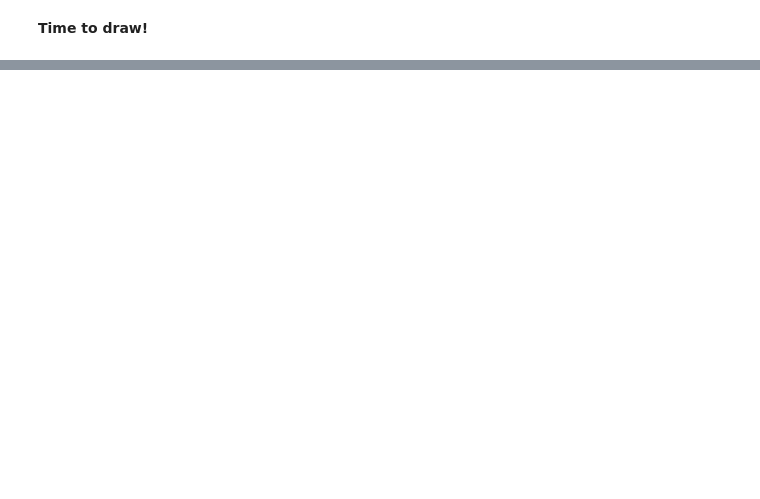
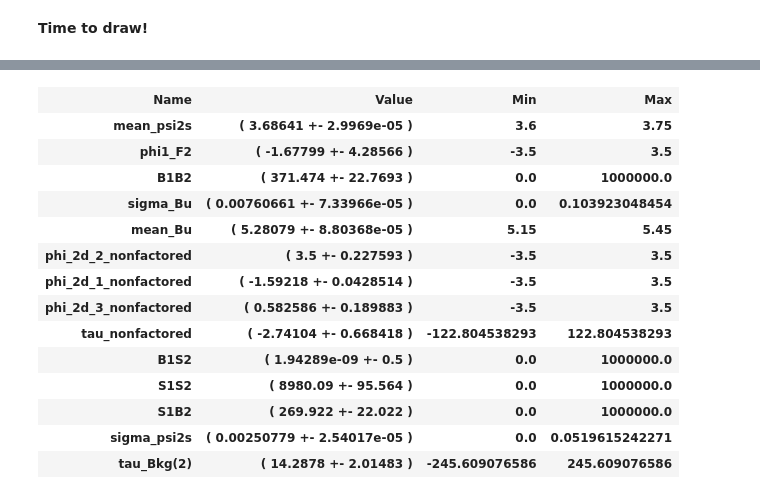
Before and after one commit to sashabaranov/Bu2JpsiKKpi, a Jupyter notebook: Kpipi/fit/2D fit (2).ipynb, the cells around one changed output, grey strips where cells are left out. Cells and saved outputs as stored; diff of their text form; code cells hidden in the pictures; blank space fills up the shorter version.

```diff
--- a/Kpipi/fit/2D fit (2).ipynb
+++ b/Kpipi/fit/2D fit (2).ipynb
@@ -97,16 +97,20 @@ s1_Psi = Models.CB2_pdf(
 
 
 
-ps = cpp.Gaudi.Math.PhaseSpaceNL ( 3.37606, 3.86973 , 3 , 4 )
-bb = Models.ExpoPSPol2D_pdf("nonfactored", m_Bu, m_R, ps)
+ps = cpp.Gaudi.Math.PhaseSpaceNL( 3.096 + 2*0.139 ,
+                                  5.45   - 0.5     , 3 , 4 )
+
+bb = Models.ExpoPSPol2D_pdf("nonfactored", m_Bu, m_R, ps, nx=1, ny=1)
 b2 = Models.PSPol_pdf("psi_pspol", m_R, ps)
 
 model   = Models.Fit2D (
     signal_1 = s1_Bu,
     signal_2 = s1_Psi,
-    bkg1 = Models.Bkg_pdf("b_bkg", m_R, power=2),
+#     power1 = 1,
+    bkg1     = Models.PSPol_pdf      ( 'F2' , m_R , ps , 1 ) ,
+#     bkg1 = Models.Bkg_pdf("b_bkg", m_R, power=2),
 #     bkg2 = b2
-    bkg2 = Models.Bkg_pdf("psi_bkg", m_R, power=1),
+#     bkg2 = Models.Bkg_pdf("psi_bkg", m_R, power=1),
     bkg2D = bb,
 )
 # %%
@@ -164,10 +171,26 @@ c2
 # %%
 from IPython.display import HTML
-s = "<table>"
+s = "<table><tr><th>Name</th> <th>Value</th> <th>Min</th> <th>Max</th> </tr>"
 
 
 for name, val in r[0].parameters().items():
-    s += "<tr><th>{}</th> <th>{}</th></tr>".format(name, val[0])
+    s += "<tr><th>{}</th> <th>{}</th> <th>{}</th> <th>{}</th> </tr>".format(name, val[0], val[1].getMin(), val[1].getMax())
 
 s += "</table>"
-h = HTML(s); h
+html = HTML(s); html
+# %% [output]
+| Name | Value | Min | Max |
+| mean_psi2s | ( 3.68641 +- 2.9969e-05 ) | 3.6 | 3.75 |
+| phi1_F2 | ( -1.67799 +- 4.28566 ) | -3.5 | 3.5 |
+| B1B2 | ( 371.474 +- 22.7693 ) | 0.0 | 1000000.0 |
+| sigma_Bu | ( 0.00760661 +- 7.33966e-05 ) | 0.0 | 0.103923048454 |
+| mean_Bu | ( 5.28079 +- 8.80368e-05 ) | 5.15 | 5.45 |
+| phi_2d_2_nonfactored | ( 3.5 +- 0.227593 ) | -3.5 | 3.5 |
+| phi_2d_1_nonfactored | ( -1.59218 +- 0.0428514 ) | -3.5 | 3.5 |
+| phi_2d_3_nonfactored | ( 0.582586 +- 0.189883 ) | -3.5 | 3.5 |
+| tau_nonfactored | ( -2.74104 +- 0.668418 ) | -122.804538293 | 122.804538293 |
+| B1S2 | ( 1.94289e-09 +- 0.5 ) | 0.0 | 1000000.0 |
+| S1S2 | ( 8980.09 +- 95.564 ) | 0.0 | 1000000.0 |
+| S1B2 | ( 269.922 +- 22.022 ) | 0.0 | 1000000.0 |
+| sigma_psi2s | ( 0.00250779 +- 2.54017e-05 ) | 0.0 | 0.0519615242271 |
+| tau_Bkg(2) | ( 14.2878 +- 2.01483 ) | -245.609076586 | 245.609076586 |
```
Also changed, not shown: parts of 4 cells of this notebook, 1 other file.
